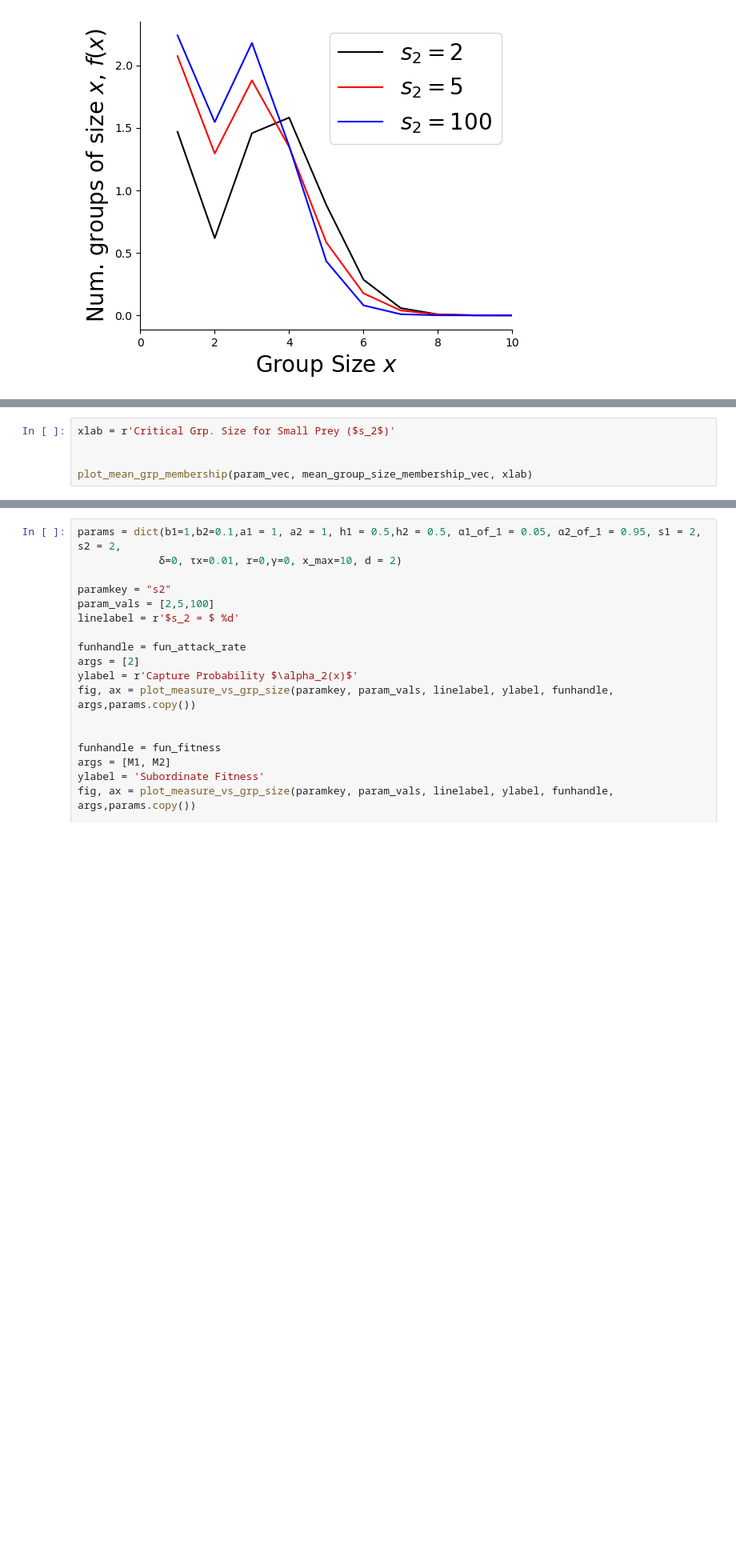
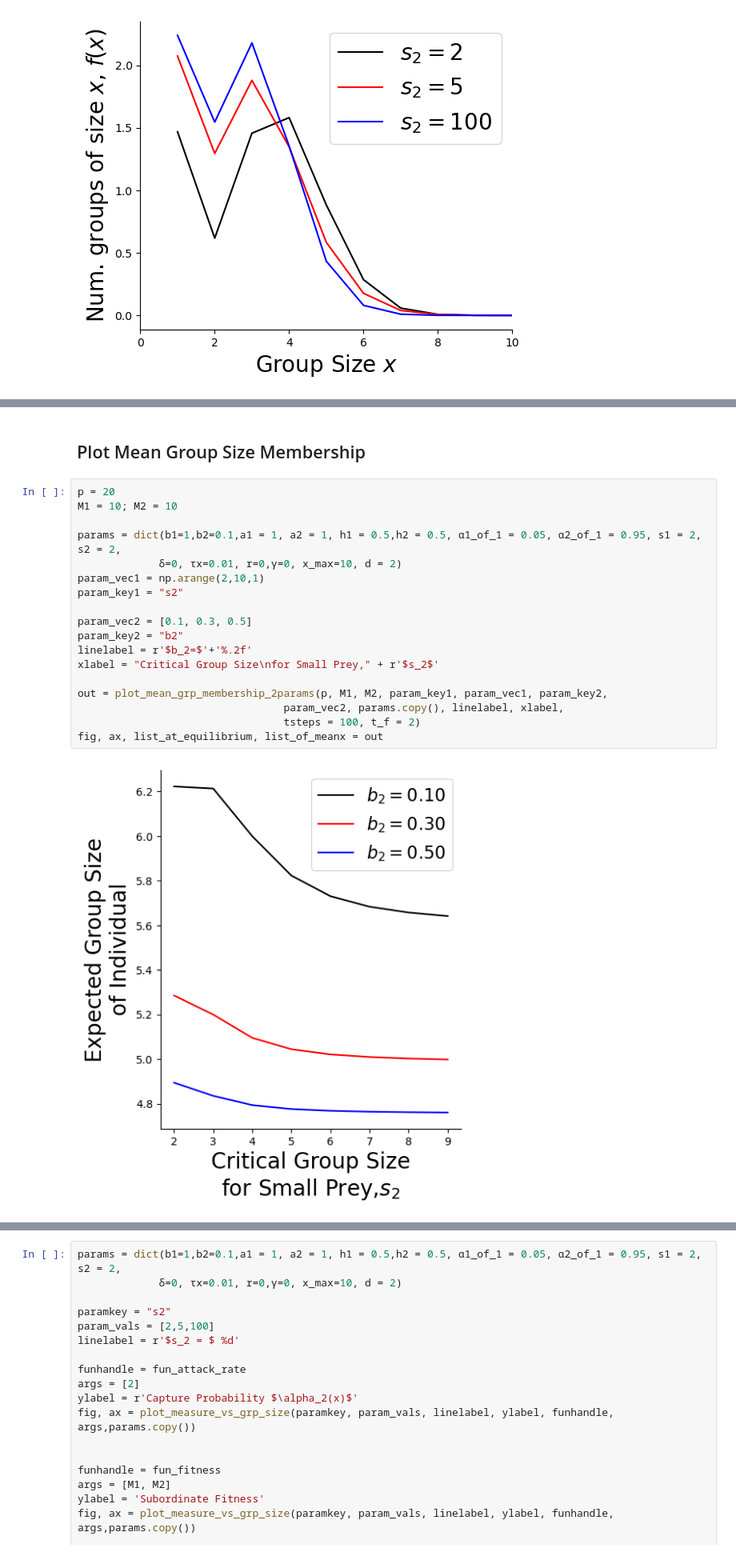
Before and after one commit to taliaborofsky/AdaptiveDynamics_CH_RS, a Jupyter notebook: Group_Size_Simulate.ipynb, the cells around one changed output, grey strips where cells are left out. Shown at 80% size. Saved outputs shown, nothing was run; the diff lists cells and outputs as text; blank space fills up the shorter version.

Commit message:
plot group size mebership for s2 s1 b2

```diff
--- a/Group_Size_Simulate.ipynb
+++ b/Group_Size_Simulate.ipynb
@@ -400,5 +478,22 @@ plot_group_membership_hist(param_vec, full_f_vecs, x_max, linelabel)
-# %%
-xlab = r'Critical Grp. Size for Small Prey ($s_2$)'
-
-
-plot_mean_grp_membership(param_vec, mean_group_size_membership_vec, xlab)
+# %% [markdown]
+## Plot Mean Group Size Membership
+# %%
+p = 20
+M1 = 10; M2 = 10
+
+params = dict(b1=1,b2=0.1,a1 = 1, a2 = 1, h1 = 0.5,h2 = 0.5, α1_of_1 = 0.05, α2_of_1 = 0.95, s1 = 2, s2 = 2,
+             δ=0, τx=0.01, r=0,γ=0, x_max=10, d = 2)
+param_vec1 = np.arange(2,10,1)
+param_key1 = "s2"
+
+param_vec2 = [0.1, 0.3, 0.5]
+param_key2 = "b2"
+linelabel = r'$b_2=$'+'%.2f'
+xlabel = "Critical Group Size\nfor Small Prey," + r'$s_2$'
+
+out = plot_mean_grp_membership_2params(p, M1, M2, param_key1, param_vec1, param_key2,
+                                 param_vec2, params.copy(), linelabel, xlabel,
+                                 tsteps = 100, t_f = 2)
+fig, ax, list_at_equilibrium, list_of_meanx = out
+# %% [output]
+[figure, added]
```
Also changed, not shown: parts of 11 cells of this notebook.
